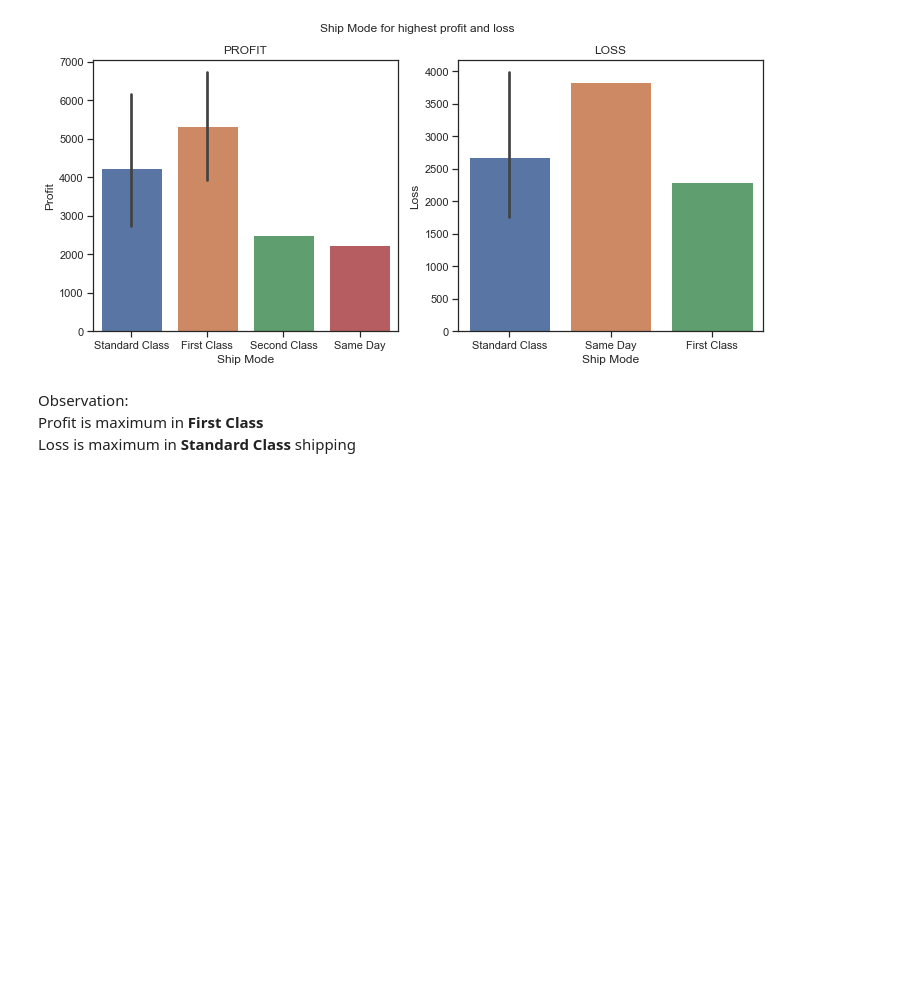
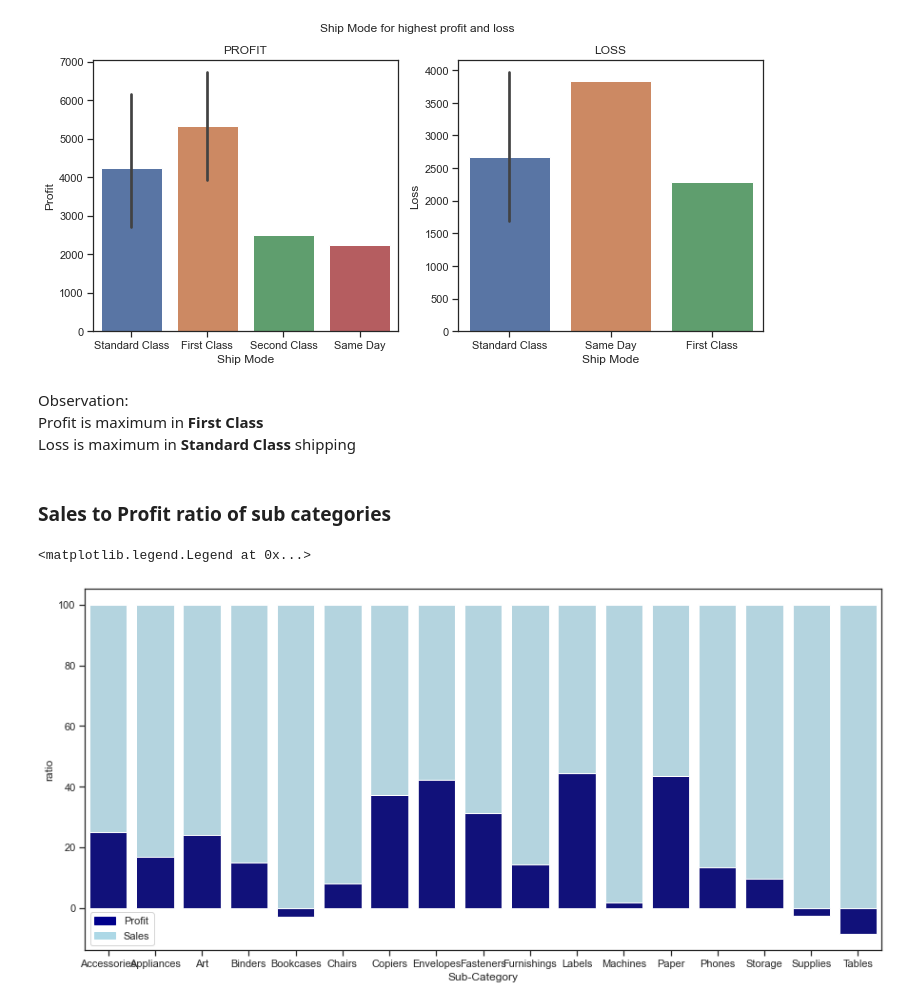
Before and after one commit to syeda-manal/TSF-GRIP-Tasks, a Jupyter notebook: Task-2_Exploratory Data Analysis - Retail/Exploratory Data Analysis-Retail.ipynb, the cells around one changed output. Drawn from its saved outputs; the diff is of its cells as text; code cells hidden in the pictures; blank space fills up the shorter version.

```diff
--- a/Task-2_Exploratory Data Analysis - Retail/Exploratory Data Analysis-Retail.ipynb
+++ b/Task-2_Exploratory Data Analysis - Retail/Exploratory Data Analysis-Retail.ipynb
@@ -297,3 +307,28 @@ Text(0, 0.5, 'Loss')
 Observation:<br>
     Profit is maximum in **First Class**<br>
     Loss is maximum in **Standard Class** shipping
+# %% [markdown]
+### Sales to Profit ratio of sub categories
+# %%
+import matplotlib.patches as mpatches
+
+sale_profit_ratio = retail_df.groupby('Sub-Category')[['Profit', 'Sales']].sum()
+
+plt.figure(figsize = (15, 7))
+
+sale_profit_ratio['ratio'] = [i / j * 100 for i,j in zip(sale_profit_ratio['Profit'], sale_profit_ratio['Sales'])]
+sale_profit_ratio['total'] = [i / j * 100 for i,j in zip(sale_profit_ratio['Sales'], sale_profit_ratio['Sales'])]
+
+sale_profit_ratio
+sns.barplot(x = sale_profit_ratio.index, y = sale_profit_ratio['total'], color = 'lightblue')
+
+sns.barplot(x = sale_profit_ratio.index, y = sale_profit_ratio['ratio'], color = 'darkblue')
+
+
+# add legend
+top_bar = mpatches.Patch(color='darkblue', label='Profit')
+bottom_bar = mpatches.Patch(color='lightblue', label='Sales')
+plt.legend(handles=[top_bar, bottom_bar])
+# %% [output]
+<matplotlib.legend.Legend at 0x...>
+[figure, added]
```
Also changed, not shown: parts of 7 cells of this notebook.
